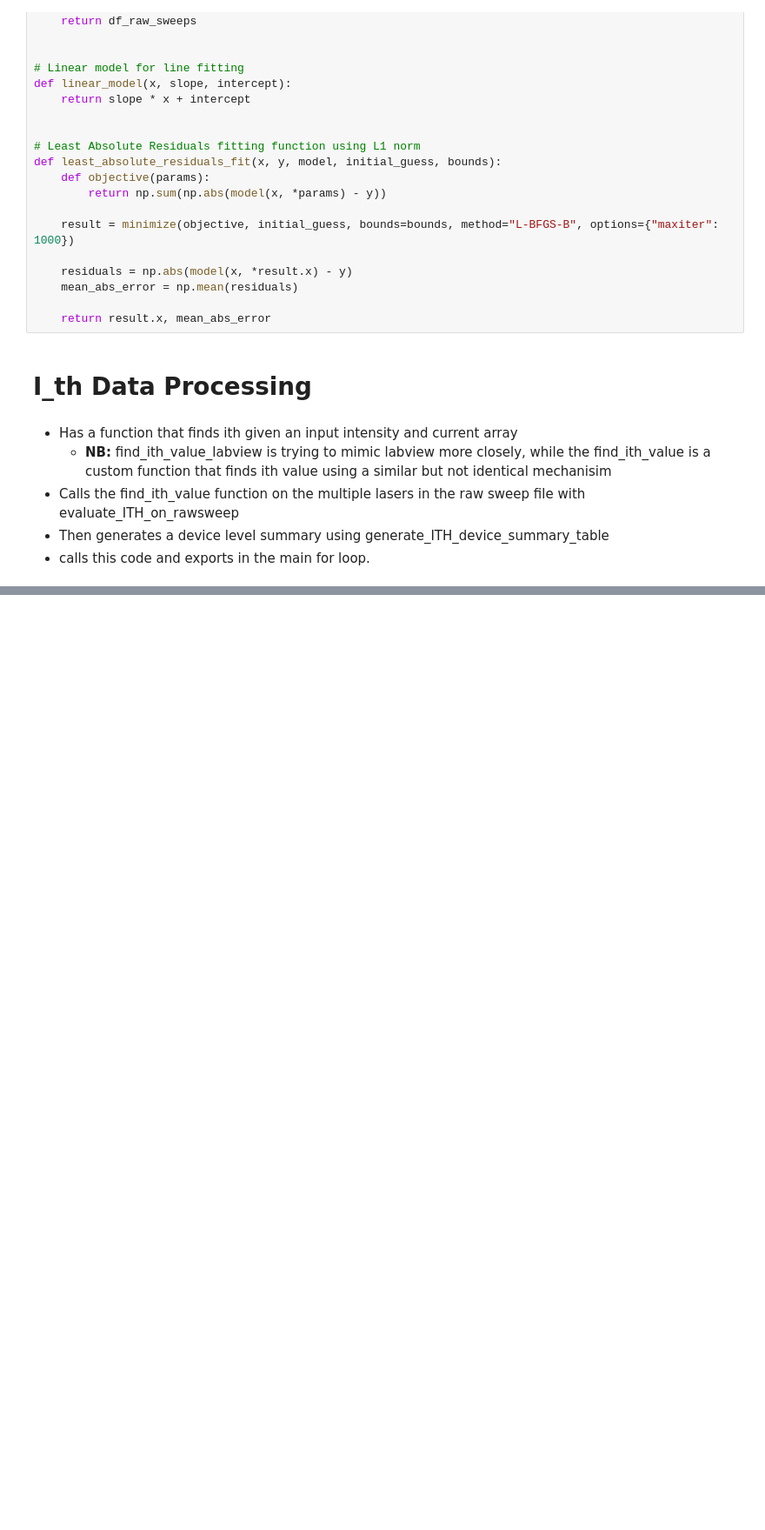
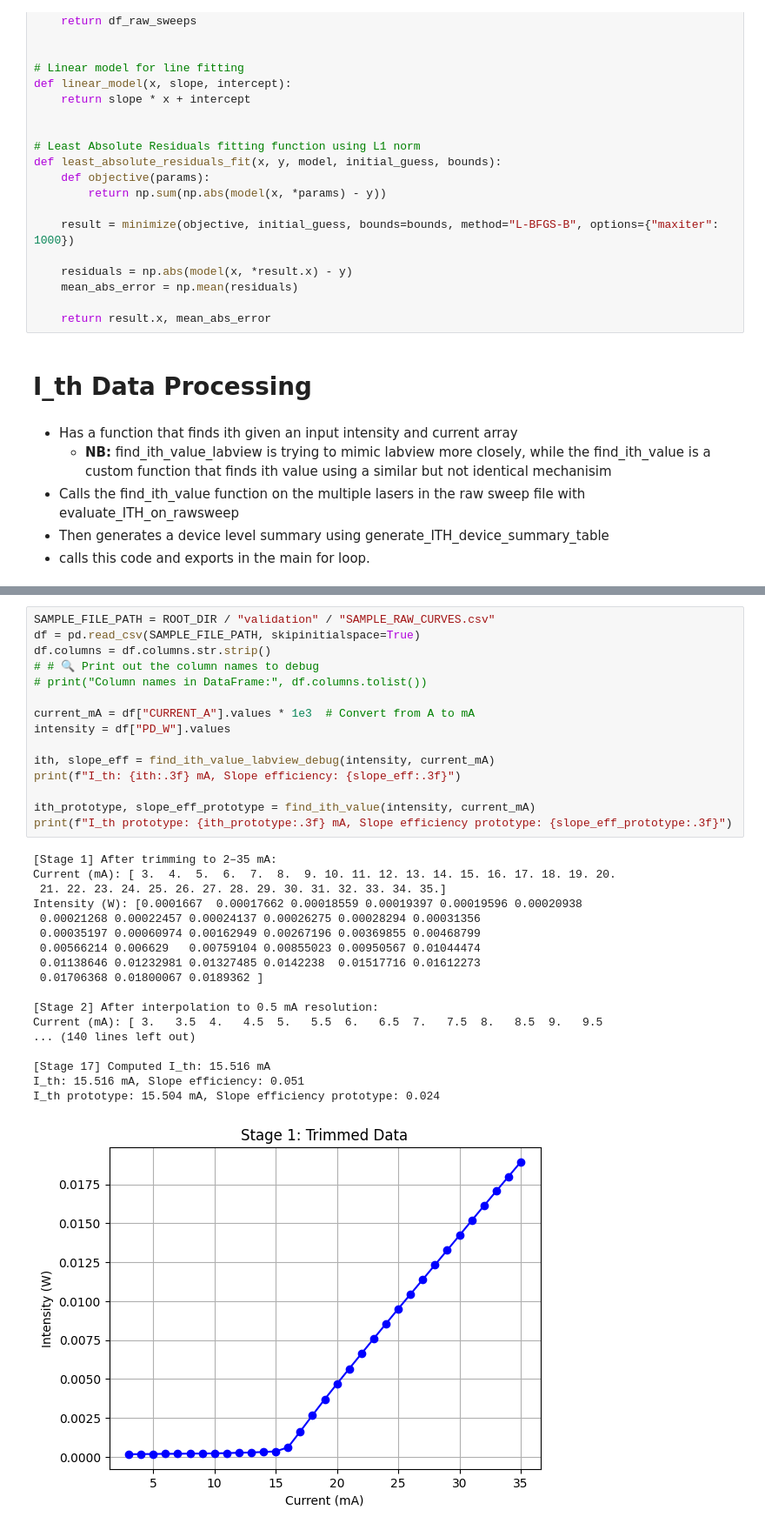
Before and after one commit to VadanKhan/liv-vadankhan-analyser, a Jupyter notebook: liv_vadankhan_analyser/ITH.ipynb, the cells around one changed output, grey strips where cells are left out. Shown at 87% size. Cells and saved outputs as stored; diff of their text form; blank space fills up the shorter version.

Commit message:
ITH algorithm debugging

```diff
--- a/liv_vadankhan_analyser/ITH.ipynb
+++ b/liv_vadankhan_analyser/ITH.ipynb
@@ -1296,0 +1365,34 @@ NameError: name 'annotated_sweeps_tables' is not defined
+# %%
+SAMPLE_FILE_PATH = ROOT_DIR / "validation" / "SAMPLE_RAW_CURVES.csv"
+df = pd.read_csv(SAMPLE_FILE_PATH, skipinitialspace=True)
+df.columns = df.columns.str.strip()
+# # 🔍 Print out the column names to debug
+# print("Column names in DataFrame:", df.columns.tolist())
+
+current_mA = df["CURRENT_A"].values * 1e3  # Convert from A to mA
+intensity = df["PD_W"].values
+
+ith, slope_eff = find_ith_value_labview_debug(intensity, current_mA)
+print(f"I_th: {ith:.3f} mA, Slope efficiency: {slope_eff:.3f}")
+
+ith_prototype, slope_eff_prototype = find_ith_value(intensity, current_mA)
+print(f"I_th prototype: {ith_prototype:.3f} mA, Slope efficiency prototype: {slope_eff_prototype:.3f}")
+# %% [output]
+[Stage 1] After trimming to 2–35 mA:
+Current (mA): [ 3.  4.  5.  6.  7.  8.  9. 10. 11. 12. 13. 14. 15. 16. 17. 18. 19. 20.
+ 21. 22. 23. 24. 25. 26. 27. 28. 29. 30. 31. 32. 33. 34. 35.]
+Intensity (W): [0.0001667  0.00017662 0.00018559 0.00019397 0.00019596 0.00020938
+ 0.00021268 0.00022457 0.00024137 0.00026275 0.00028294 0.00031356
+ 0.00035197 0.00060974 0.00162949 0.00267196 0.00369855 0.00468799
+ 0.00566214 0.006629   0.00759104 0.00855023 0.00950567 0.01044474
+ 0.01138646 0.01232981 0.01327485 0.0142238  0.01517716 0.01612273
+ 0.01706368 0.01800067 0.0189362 ]
+
+[Stage 2] After interpolation to 0.5 mA resolution:
+Current (mA): [ 3.   3.5  4.   4.5  5.   5.5  6.   6.5  7.   7.5  8.   8.5  9.   9.5
+... (140 lines left out)
+
+[Stage 17] Computed I_th: 15.516 mA
+I_th: 15.516 mA, Slope efficiency: 0.051
+I_th prototype: 15.504 mA, Slope efficiency prototype: 0.024
+[figure, added]
```
Also changed, not shown: parts of 8 cells of this notebook, 3 other files.
